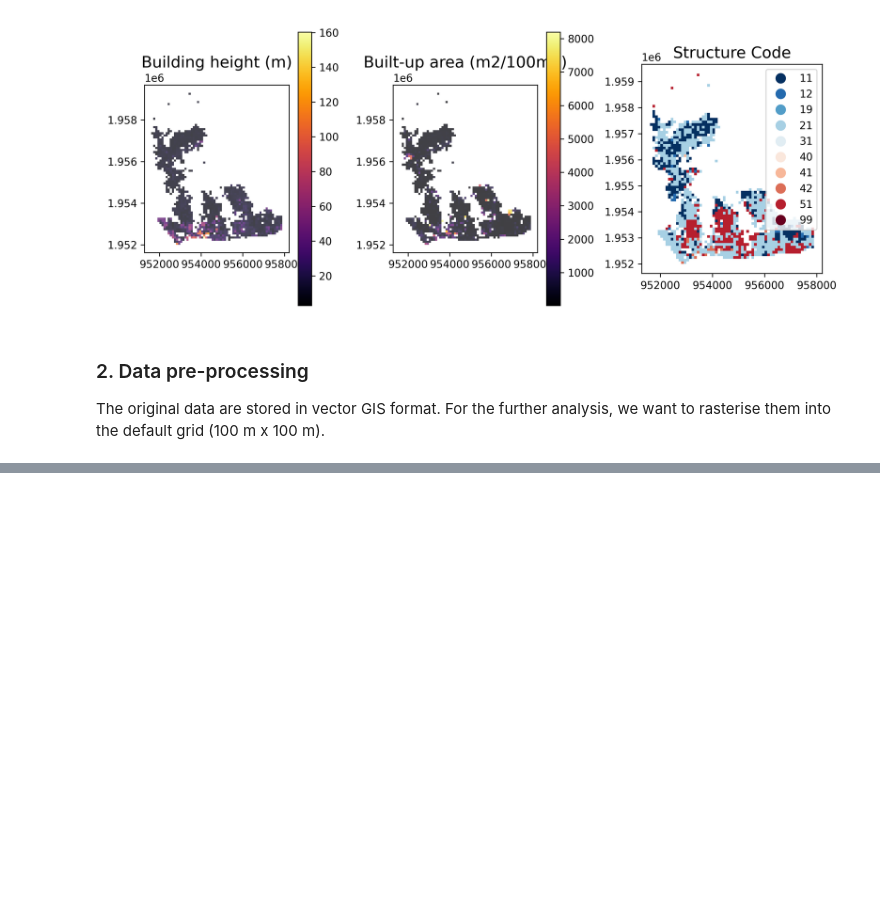
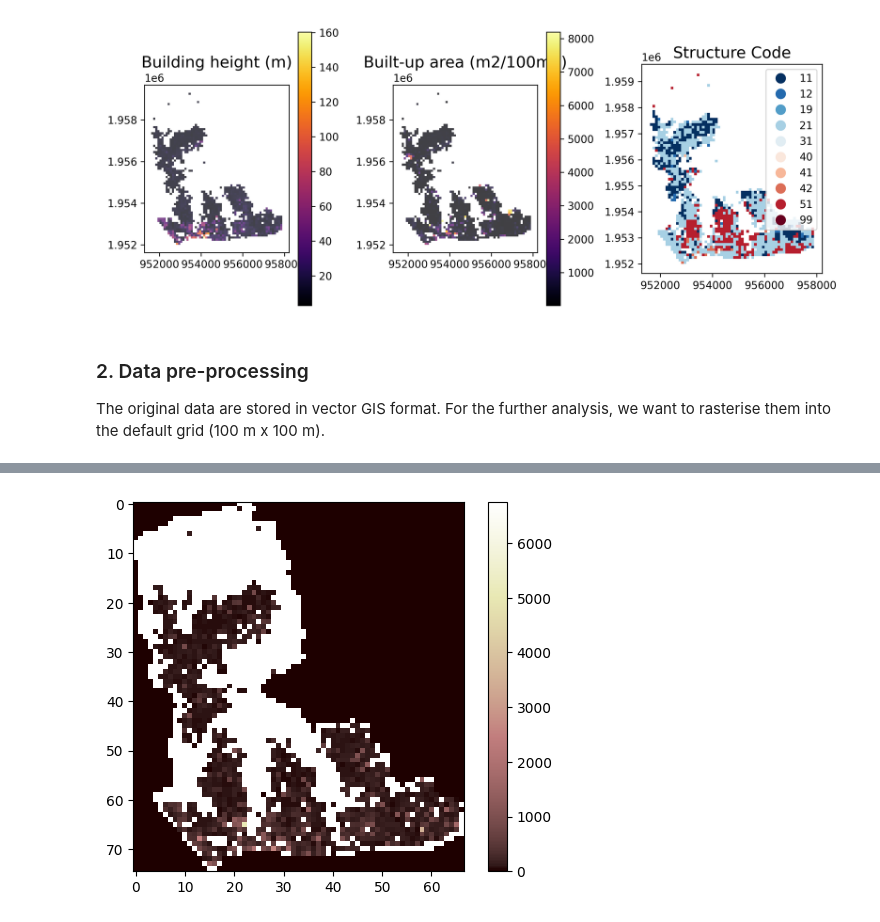
Before and after one commit to alanbseo/MFAworkshop, a Jupyter notebook: MFA_1_DataProcessing.ipynb, the cells around one changed output, grey strips where cells are left out. Cells and saved outputs as stored; diff of their text form; code cells hidden in the pictures; blank space fills up the shorter version.

```diff
--- a/MFA_1_DataProcessing.ipynb
+++ b/MFA_1_DataProcessing.ipynb
@@ -301,0 +374,9 @@ print(volume_100m)
+# %%
+volume_100m_img = height_100m_img * area_100m_img
+
+# plot
+plt.imshow(volume_100m_img, cmap='pink')
+plt.colorbar()
+plt.show()
+# %% [output]
+[figure, added]
```
Also changed, not shown: parts of 37 cells of this notebook.
